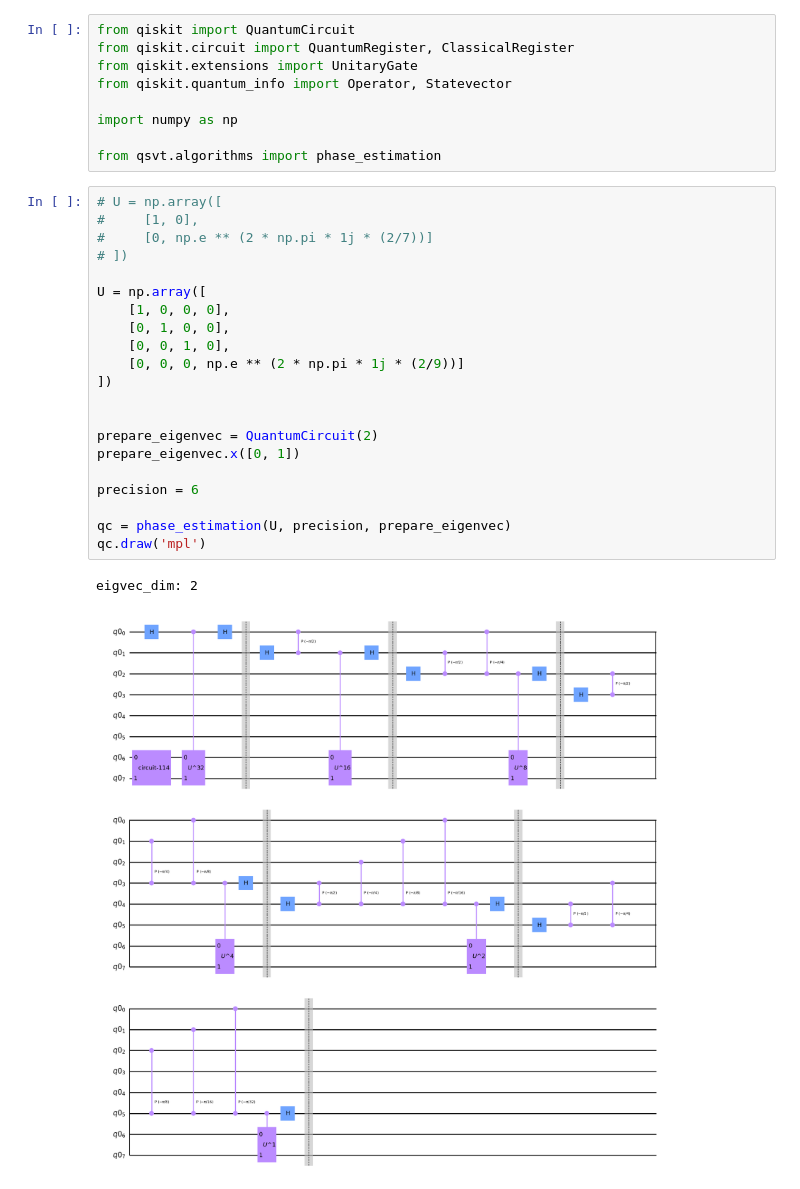
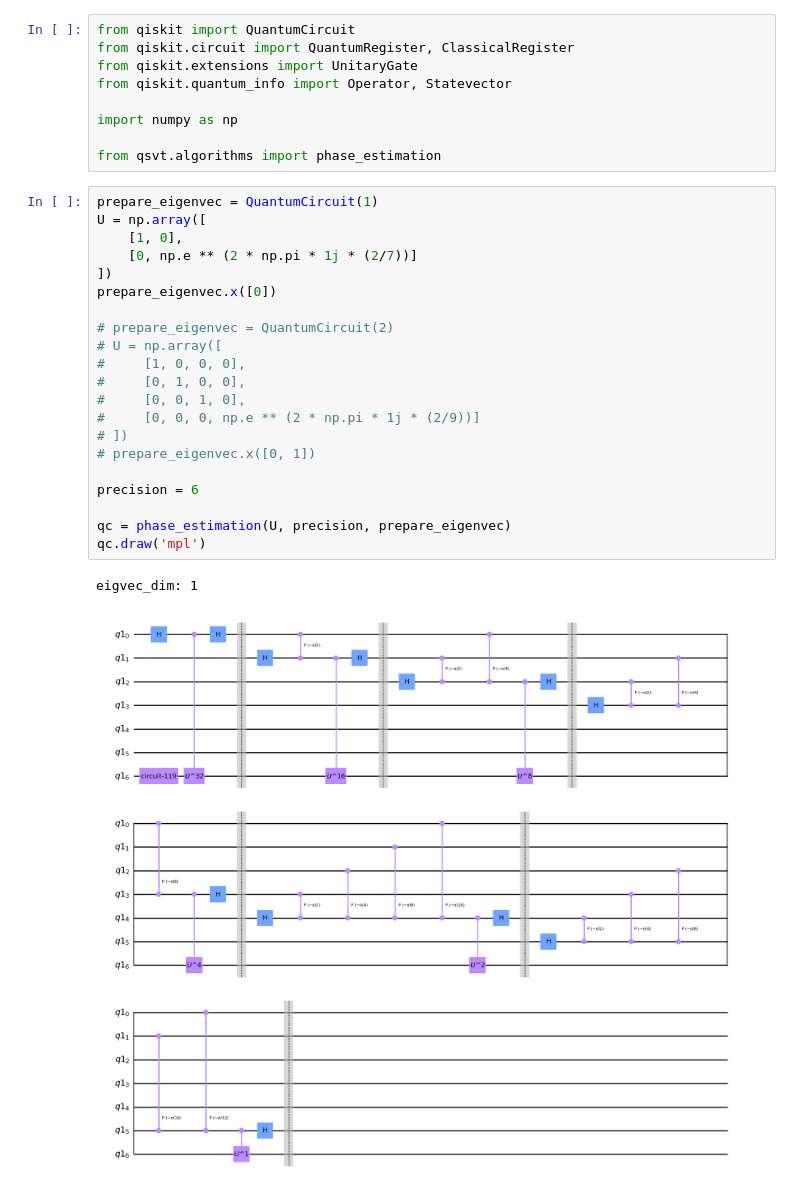
Before and after one commit to lbwei1016/QSVT-implementation, a Jupyter notebook: qsvt-qpe.ipynb, the cells around one changed output. Drawn from its saved outputs; the diff is of its cells as text.

```diff
--- a/qsvt-qpe.ipynb
+++ b/qsvt-qpe.ipynb
@@ -14,29 +14,29 @@ import numpy as np
 
 from qsvt.algorithms import phase_estimation
 # %%
+prepare_eigenvec = QuantumCircuit(1)
+U = np.array([
+    [1, 0],
+    [0, np.e ** (2 * np.pi * 1j * (2/7))]
+])
+prepare_eigenvec.x([0])
+
+# prepare_eigenvec = QuantumCircuit(2)
 # U = np.array([
-#     [1, 0],
-#     [0, np.e ** (2 * np.pi * 1j * (2/7))]
+#     [1, 0, 0, 0],
+#     [0, 1, 0, 0],
+#     [0, 0, 1, 0],
+#     [0, 0, 0, np.e ** (2 * np.pi * 1j * (2/9))]
 # ])
-
-U = np.array([
-    [1, 0, 0, 0],
-    [0, 1, 0, 0],
-    [0, 0, 1, 0],
-    [0, 0, 0, np.e ** (2 * np.pi * 1j * (2/9))]
-])
-
-
-prepare_eigenvec = QuantumCircuit(2)
-prepare_eigenvec.x([0, 1])
+# prepare_eigenvec.x([0, 1])
 
 precision = 6
 
 qc = phase_estimation(U, precision, prepare_eigenvec)
 qc.draw('mpl')
 # %% [output]
-eigvec_dim: 2
+eigvec_dim: 1
-[figure, old version]
+[figure, new version]
 # %%
 from qiskit import transpile
 from qiskit_aer import AerSimulator
```
Also changed, not shown: parts of 1 cell of this notebook, 1 other file.
